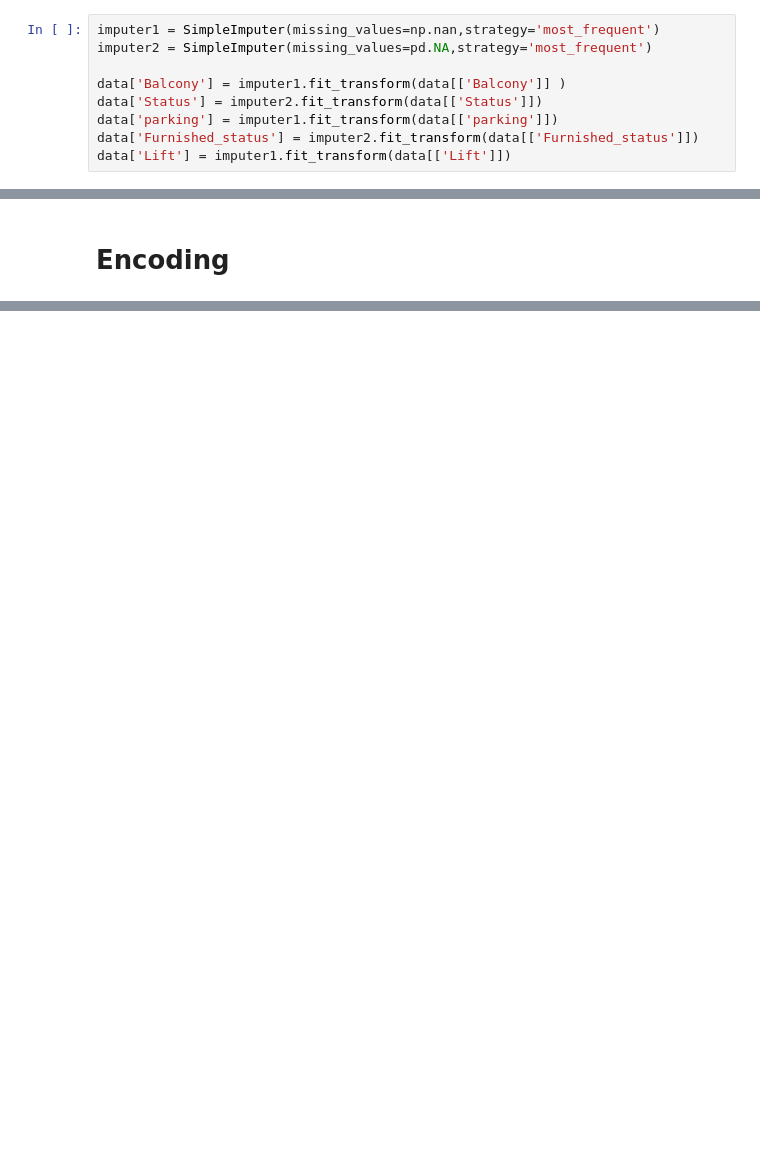
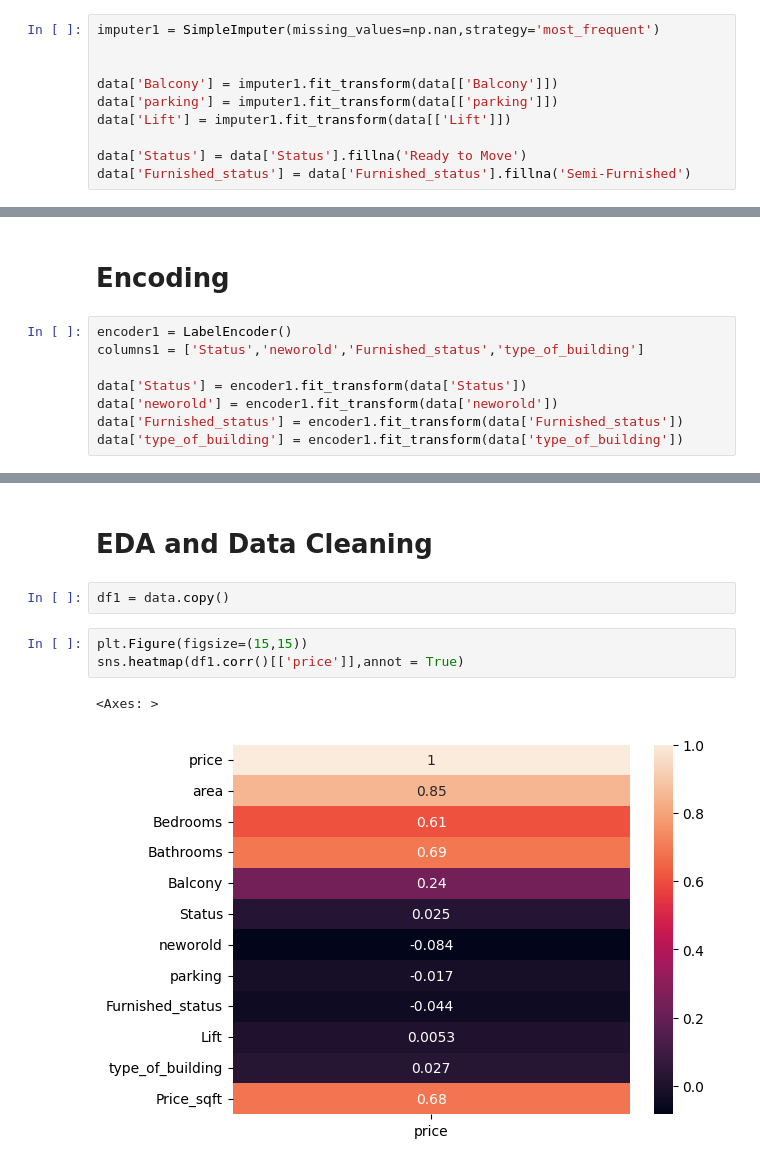
Before and after one commit to saptarshipal1/boston_house_pricing_regression, a Jupyter notebook: data/boston_housing_price.ipynb, the cells around one changed output, grey strips where cells are left out. Saved outputs shown, nothing was run; the diff lists cells and outputs as text; blank space fills up the shorter version.

```diff
--- a/data/boston_housing_price.ipynb
+++ b/data/boston_housing_price.ipynb
@@ -86,9 +115,10 @@ data.describe().transpose()
 # %%
 imputer1 = SimpleImputer(missing_values=np.nan,strategy='most_frequent')
-imputer2 = SimpleImputer(missing_values=pd.NA,strategy='most_frequent')
 
-data['Balcony'] = imputer1.fit_transform(data[['Balcony']] )
-data['Status'] = imputer2.fit_transform(data[['Status']])
+
+data['Balcony'] = imputer1.fit_transform(data[['Balcony']])
 data['parking'] = imputer1.fit_transform(data[['parking']])
-data['Furnished_status'] = imputer2.fit_transform(data[['Furnished_status']])
 data['Lift'] = imputer1.fit_transform(data[['Lift']])
+
+data['Status'] = data['Status'].fillna('Ready to Move')
+data['Furnished_status'] = data['Furnished_status'].fillna('Semi-Furnished')
@@ -130,4 +140,12 @@ Price_sqft             0
 dtype: int64
 # %% [markdown]
 # Encoding
+# %%
+encoder1 = LabelEncoder()
+columns1 = ['Status','neworold','Furnished_status','type_of_building']
+
+data['Status'] = encoder1.fit_transform(data['Status'])
+data['neworold'] = encoder1.fit_transform(data['neworold'])
+data['Furnished_status'] = encoder1.fit_transform(data['Furnished_status'])
+data['type_of_building'] = encoder1.fit_transform(data['type_of_building'])
 # %%
@@ -166,0 +160,10 @@ data.head()
+# %% [markdown]
+# EDA and Data Cleaning
+# %%
+df1 = data.copy()
+# %%
+plt.Figure(figsize=(15,15))
+sns.heatmap(df1.corr()[['price']],annot = True)
+# %% [output]
+<Axes: >
+[figure, added]
```
Also changed, not shown: parts of 27 cells of this notebook.
